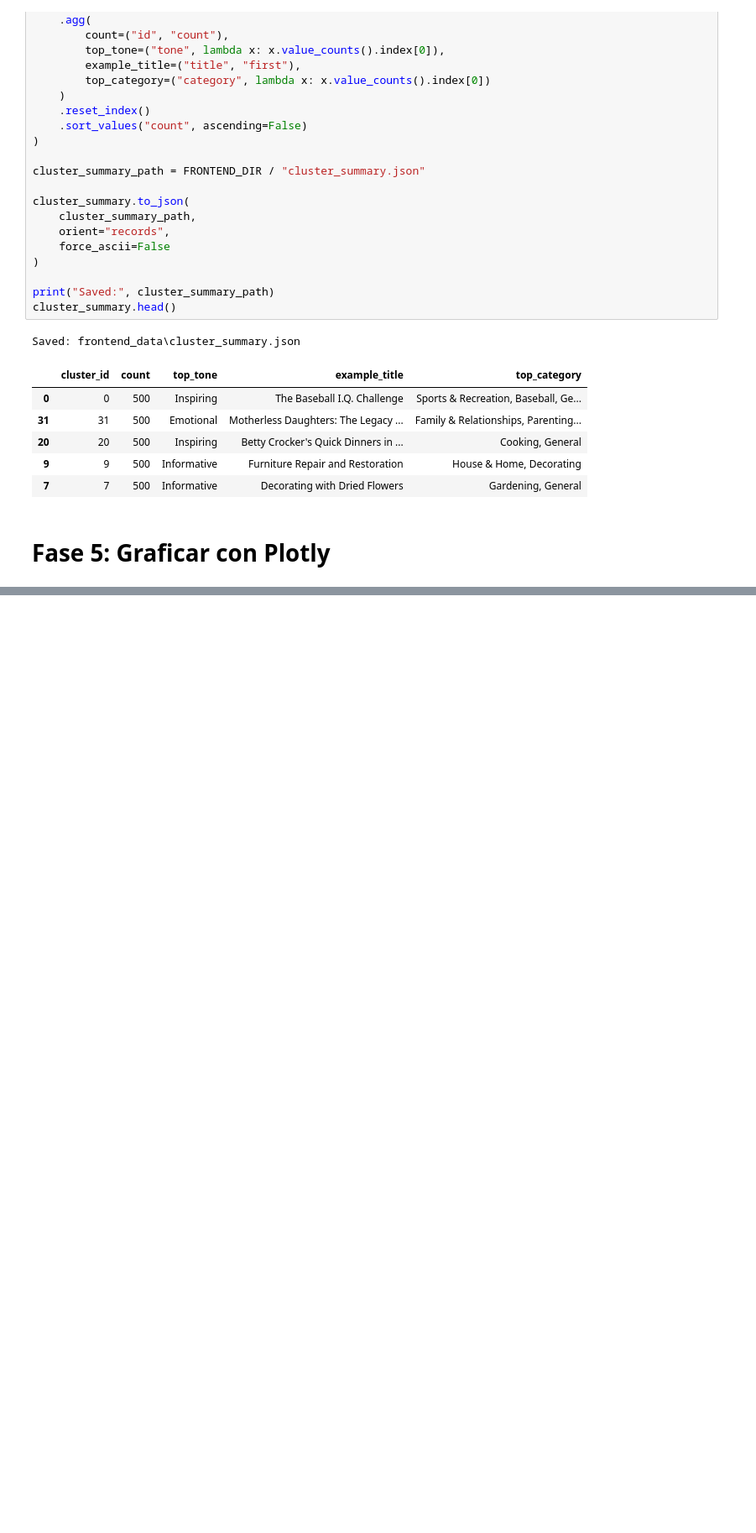
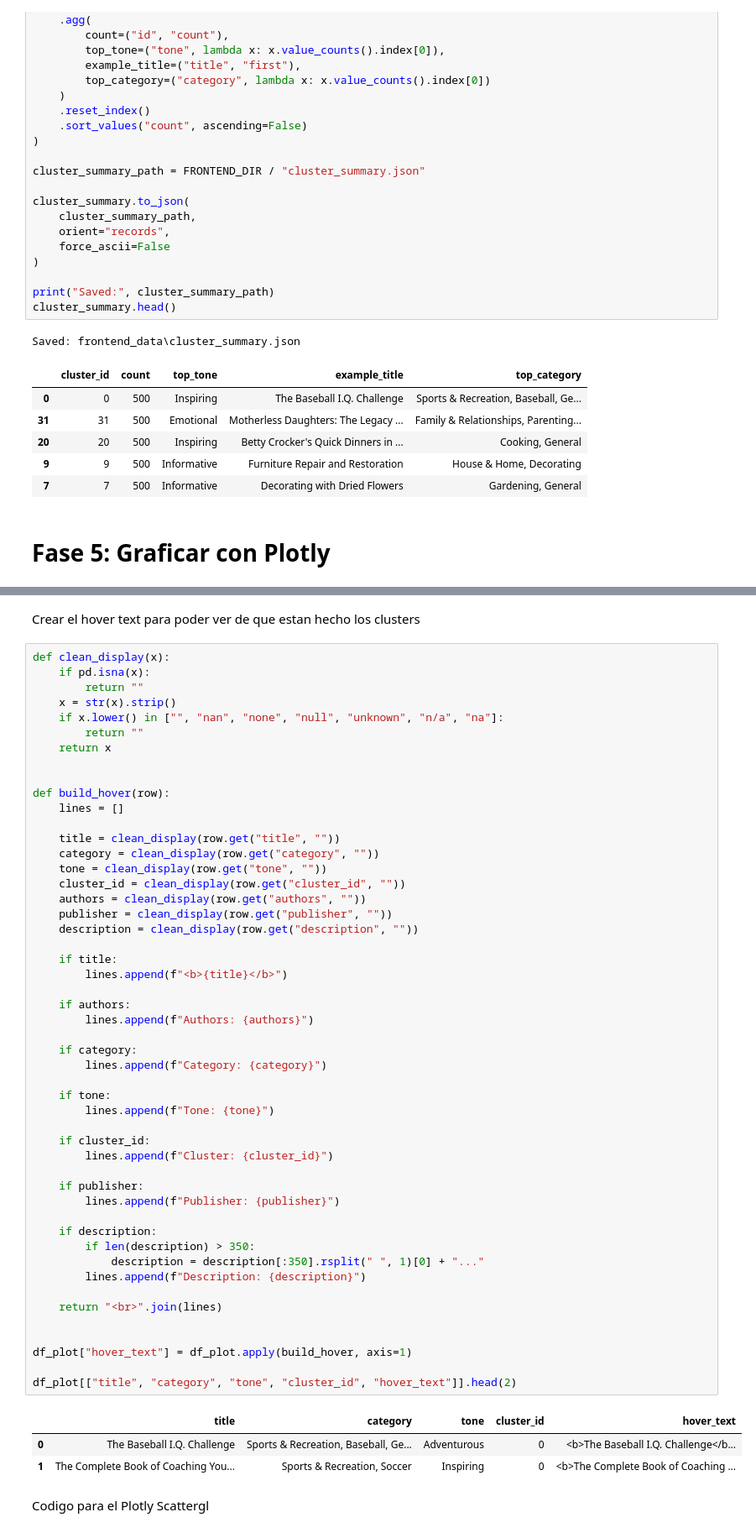
Before and after one commit to HiramZ04/Cal-State-UMAP_Clustering, a Jupyter notebook: Final_Notebook.ipynb, the cells around one changed output, grey strips where cells are left out. Shown at 84% size. Saved outputs shown, nothing was run; the diff lists cells and outputs as text; blank space fills up the shorter version.

```diff
--- a/Final_Notebook.ipynb
+++ b/Final_Notebook.ipynb
@@ -1127,0 +1145,58 @@ Saved: frontend_data\cluster_summary.json
+# %% [markdown]
+Crear el hover text para poder ver de que estan hecho los clusters
+# %%
+def clean_display(x):
+    if pd.isna(x):
+        return ""
+    x = str(x).strip()
+    if x.lower() in ["", "nan", "none", "null", "unknown", "n/a", "na"]:
+        return ""
+    return x
+
+
+def build_hover(row):
+    lines = []
+
+    title = clean_display(row.get("title", ""))
+    category = clean_display(row.get("category", ""))
+    tone = clean_display(row.get("tone", ""))
+    cluster_id = clean_display(row.get("cluster_id", ""))
+    authors = clean_display(row.get("authors", ""))
+    publisher = clean_display(row.get("publisher", ""))
+    description = clean_display(row.get("description", ""))
+
+    if title:
+        lines.append(f"<b>{title}</b>")
+
+    if authors:
+        lines.append(f"Authors: {authors}")
+
+    if category:
+        lines.append(f"Category: {category}")
+
+    if tone:
+        lines.append(f"Tone: {tone}")
+
+    if cluster_id:
+        lines.append(f"Cluster: {cluster_id}")
+
+    if publisher:
+        lines.append(f"Publisher: {publisher}")
+
+    if description:
+        if len(description) > 350:
+            description = description[:350].rsplit(" ", 1)[0] + "..."
+        lines.append(f"Description: {description}")
+
+    return "<br>".join(lines)
+
+
+df_plot["hover_text"] = df_plot.apply(build_hover, axis=1)
+
+df_plot[["title", "category", "tone", "cluster_id", "hover_text"]].head(2)
+# %% [output]
+|  | title | category | tone | cluster_id | hover_text |
+| 0 | The Baseball I.Q. Challenge | Sports & Recreation, Baseball, Ge... | Adventurous | 0 | <b>The Baseball I.Q. Challenge</b... |
+| 1 | The Complete Book of Coaching You... | Sports & Recreation, Soccer | Inspiring | 0 | <b>The Complete Book of Coaching ... |
+# %% [markdown]
+Codigo para el Plotly Scattergl
```
Also changed, not shown: parts of 5 cells of this notebook, 1 other file.
